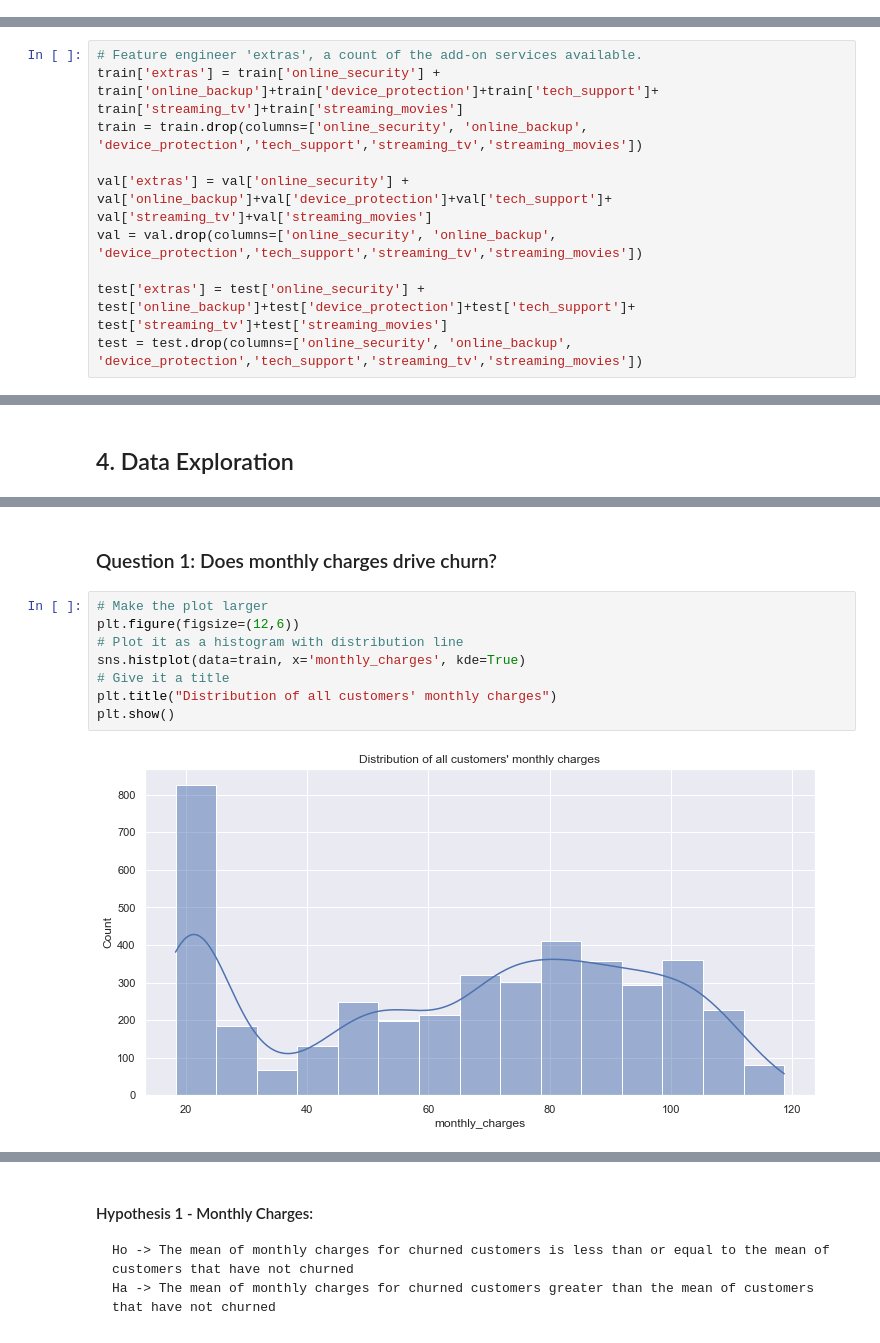
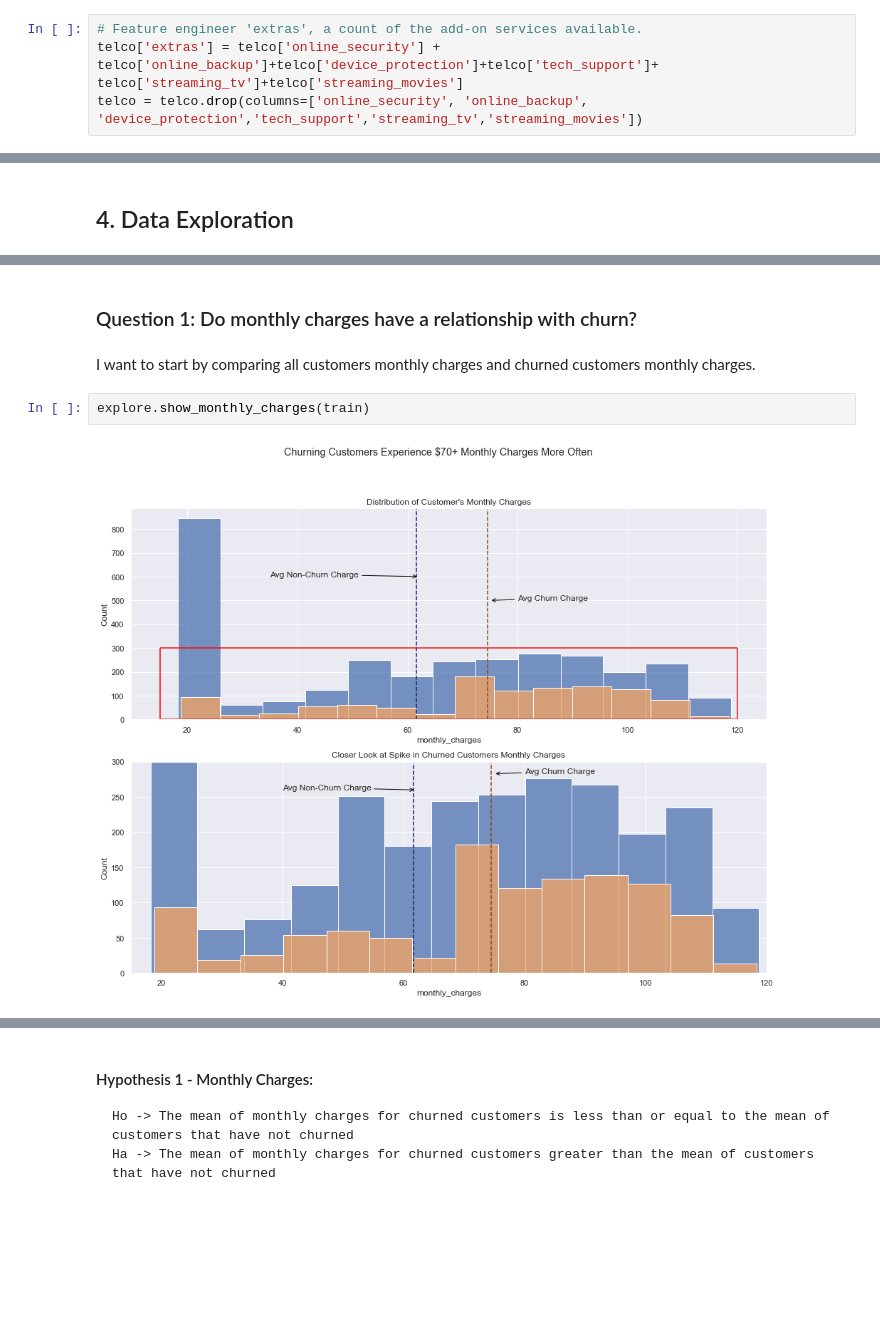
Before and after one commit to morgancross2/classification_project_telco, a Jupyter notebook: final_report.ipynb, the cells around one changed output, grey strips where cells are left out. Cells and saved outputs as stored; diff of their text form; blank space fills up the shorter version.

```diff
--- a/final_report.ipynb
+++ b/final_report.ipynb
@@ -118,3 +133,7 @@ memory usage: 1.1+ MB
+# %%
+# Feature engineer 'extras', a count of the add-on services available.
+telco['extras'] = telco['online_security'] + telco['online_backup']+telco['device_protection']+telco['tech_support']+ telco['streaming_tv']+telco['streaming_movies']
+telco = telco.drop(columns=['online_security', 'online_backup', 'device_protection','tech_support','streaming_tv','streaming_movies'])
 # %%
 # Split the data into the datasets. 60% for train, 20% for validate, and 20% for test.
 train, val, test = prepare.split_data(telco, 'churn')
@@ -126,13 +145,3 @@ train.shape, val.shape, test.shape
-# %%
-# Feature engineer 'extras', a count of the add-on services available.
-train['extras'] = train['online_security'] + train['online_backup']+train['device_protection']+train['tech_support']+ train['streaming_tv']+train['streaming_movies']
-train = train.drop(columns=['online_security', 'online_backup', 'device_protection','tech_support','streaming_tv','streaming_movies'])
-
-val['extras'] = val['online_security'] + val['online_backup']+val['device_protection']+val['tech_support']+ val['streaming_tv']+val['streaming_movies']
-val = val.drop(columns=['online_security', 'online_backup', 'device_protection','tech_support','streaming_tv','streaming_movies'])
-
-test['extras'] = test['online_security'] + test['online_backup']+test['device_protection']+test['tech_support']+ test['streaming_tv']+test['streaming_movies']
-test = test.drop(columns=['online_security', 'online_backup', 'device_protection','tech_support','streaming_tv','streaming_movies'])
 # %% [markdown]
 ### Preparation Takeaways
 
@@ -170,12 +152,8 @@ plt.show()
 # %% [markdown]
-### Question 1: Does monthly charges drive churn?
+### Question 1: Do monthly charges have a relationship with churn?
+# %% [markdown]
+I want to start by comparing all customers monthly charges and churned customers monthly charges.
 # %%
-# Make the plot larger
-plt.figure(figsize=(12,6))
-# Plot it as a histogram with distribution line
-sns.histplot(data=train, x='monthly_charges', kde=True)
-# Give it a title
-plt.title("Distribution of all customers' monthly charges")
-plt.show()
+explore.show_monthly_charges(train)
 # %% [output]
-[figure, old version]
+[figure, new version]
```
Also changed, not shown: parts of 51 cells of this notebook, 2 other files.
